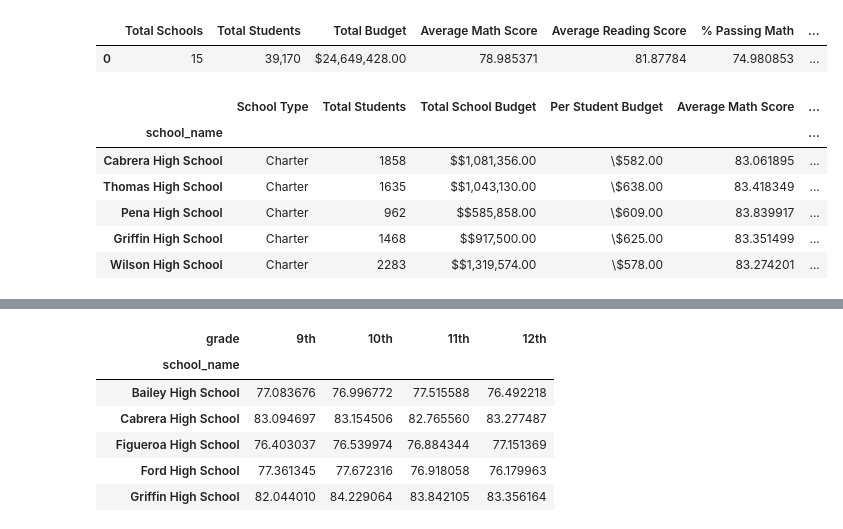
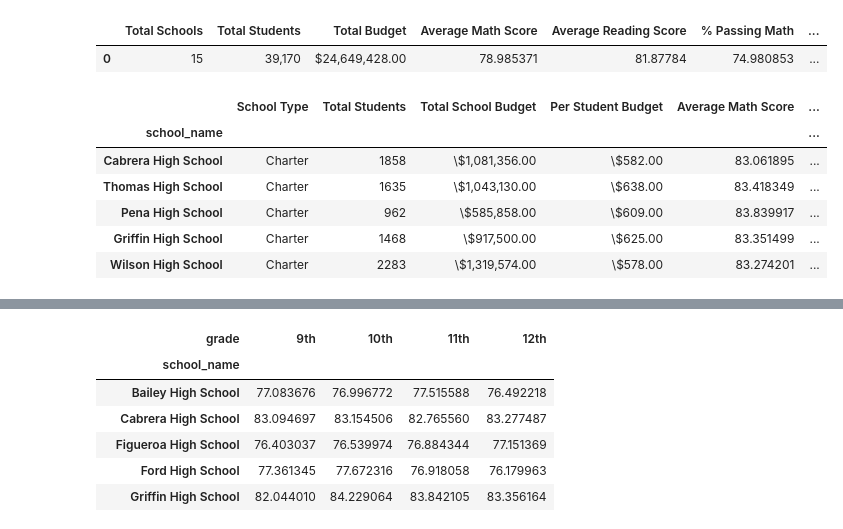
Before and after one commit to jackharv7/Pandas-City-Schools, a Jupyter notebook: Pandas City Schools.ipynb, the cells around one changed output, grey strips where cells are left out. Cells and saved outputs as stored; diff of their text form; code cells hidden in the pictures.

```diff
--- a/Pandas City Schools.ipynb
+++ b/Pandas City Schools.ipynb
@@ -62,20 +62,20 @@ opr = (school_p_m + school_p_r)/2
 # %%
 
 top = {"School Type":school_type,"Total Students": school_students,"Total School Budget":school_budget, "Per Student Budget":school_budget_per, "Average Math Score":school_math, "Average Reading Score":school_reading, "% Passing Math":school_p_m, "% Passing Reading" :school_p_r,"% Overall Passing Rate": opr}
-top2 = {"School Type":school_type,"Total Students": school_students,"Total School Budget":school_budget.transform("$${0:,.2f}".format), "Per Student Budget":school_budget_per.transform("\\${0:,.2f}".format), "Average Math Score":school_math, "Average Reading Score":school_reading, "% Passing Math":school_p_m, "% Passing Reading" :school_p_r,"% Overall Passing Rate": opr}
+top2 = {"School Type":school_type,"Total Students": school_students,"Total School Budget":school_budget.transform("\${0:,.2f}".format), "Per Student Budget":school_budget_per.transform("\\${0:,.2f}".format), "Average Math Score":school_math, "Average Reading Score":school_reading, "% Passing Math":school_p_m, "% Passing Reading" :school_p_r,"% Overall Passing Rate": opr}
 
 
 top_df = pd.DataFrame(top)
 top2_df = pd.DataFrame(top2)
 top2_df.sort_values(by=['% Overall Passing Rate'], ascending = False).head()
 # %% [output]
 |  | School Type | Total Students | Total School Budget | Per Student Budget | Average Math Score | ... |
 | school_name |  |  |  |  |  | ... |
-| Cabrera High School | Charter | 1858 | $$1,081,356.00 | \$582.00 | 83.061895 | ... |
-| Thomas High School | Charter | 1635 | $$1,043,130.00 | \$638.00 | 83.418349 | ... |
-| Pena High School | Charter | 962 | $$585,858.00 | \$609.00 | 83.839917 | ... |
-| Griffin High School | Charter | 1468 | $$917,500.00 | \$625.00 | 83.351499 | ... |
-| Wilson High School | Charter | 2283 | $$1,319,574.00 | \$578.00 | 83.274201 | ... |
+| Cabrera High School | Charter | 1858 | \$1,081,356.00 | \$582.00 | 83.061895 | ... |
+| Thomas High School | Charter | 1635 | \$1,043,130.00 | \$638.00 | 83.418349 | ... |
+| Pena High School | Charter | 962 | \$585,858.00 | \$609.00 | 83.839917 | ... |
+| Griffin High School | Charter | 1468 | \$917,500.00 | \$625.00 | 83.351499 | ... |
+| Wilson High School | Charter | 2283 | \$1,319,574.00 | \$578.00 | 83.274201 | ... |
 # %%
 top2_df.sort_values(by=['% Overall Passing Rate']).head()
 # %% [output]
```
Also changed, not shown: parts of 1 cell of this notebook.
